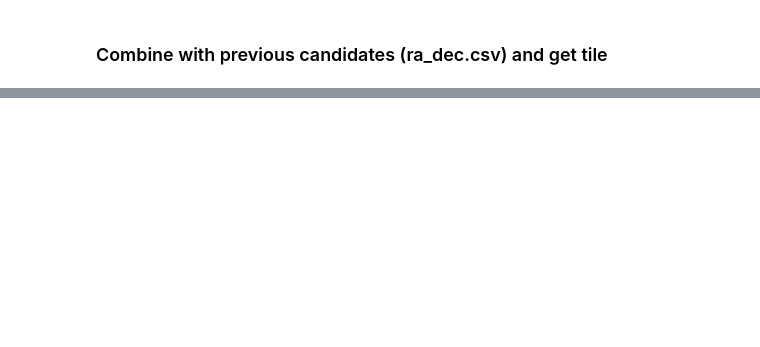
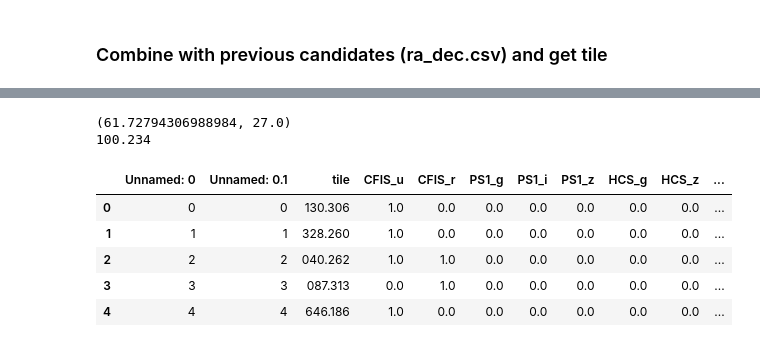
Before and after one commit to AnaHoban/GravitationalLensing2, a Jupyter notebook: Code/Batch Loading/Currently used/cutouts/Cutout_production.ipynb, the cells around one changed output, grey strips where cells are left out. Cells and saved outputs as stored; diff of their text form; code cells hidden in the pictures; blank space fills up the shorter version.

```diff
--- a/Code/Batch Loading/Currently used/cutouts/Cutout_production.ipynb
+++ b/Code/Batch Loading/Currently used/cutouts/Cutout_production.ipynb
@@ -125,0 +278,18 @@ ring1 = './labels/rings/ringsSDSS.txt'
+# %%
+# test functions above
+print(tile_to_coord('100.234'))
+print(coord_to_tile(56.11631188171804, 27.0, 1))
+# %% [output]
+(61.72794306988984, 27.0)
+100.234
+# %%
+#load list of tiles
+tiles_table = pd.read_csv(label_dir + 'tiles_summary.csv', dtype={'tile':str})
+tiles_table.head()
+# %% [output]
+|  | Unnamed: 0 | Unnamed: 0.1 | tile | CFIS_u | CFIS_r | PS1_g | PS1_i | PS1_z | HCS_g | HCS_z | ... |
+| 0 | 0 | 0 | 130.306 | 1.0 | 0.0 | 0.0 | 0.0 | 0.0 | 0.0 | 0.0 | ... |
+| 1 | 1 | 1 | 328.260 | 1.0 | 0.0 | 0.0 | 0.0 | 0.0 | 0.0 | 0.0 | ... |
+| 2 | 2 | 2 | 040.262 | 1.0 | 1.0 | 0.0 | 0.0 | 0.0 | 0.0 | 0.0 | ... |
+| 3 | 3 | 3 | 087.313 | 0.0 | 1.0 | 0.0 | 0.0 | 0.0 | 0.0 | 0.0 | ... |
+| 4 | 4 | 4 | 646.186 | 1.0 | 0.0 | 0.0 | 0.0 | 0.0 | 0.0 | 0.0 | ... |
```
Also changed, not shown: parts of 43 cells of this notebook.
